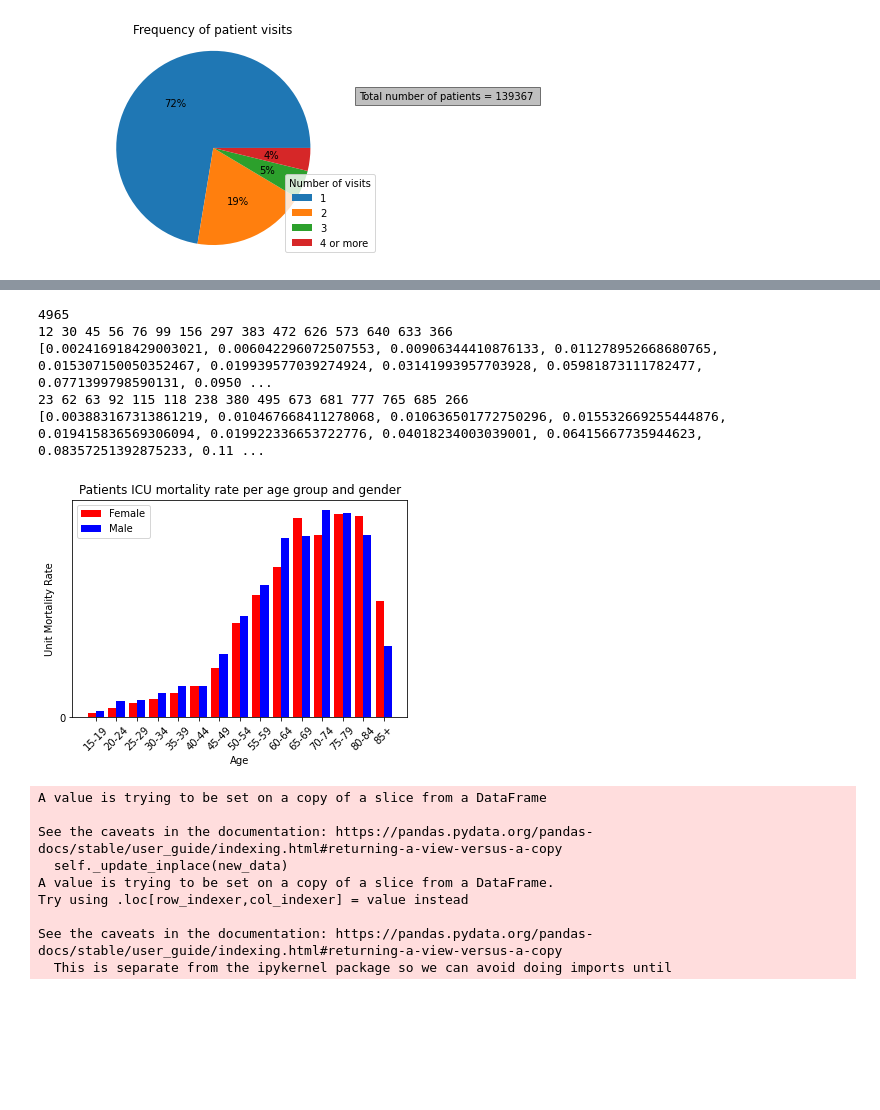
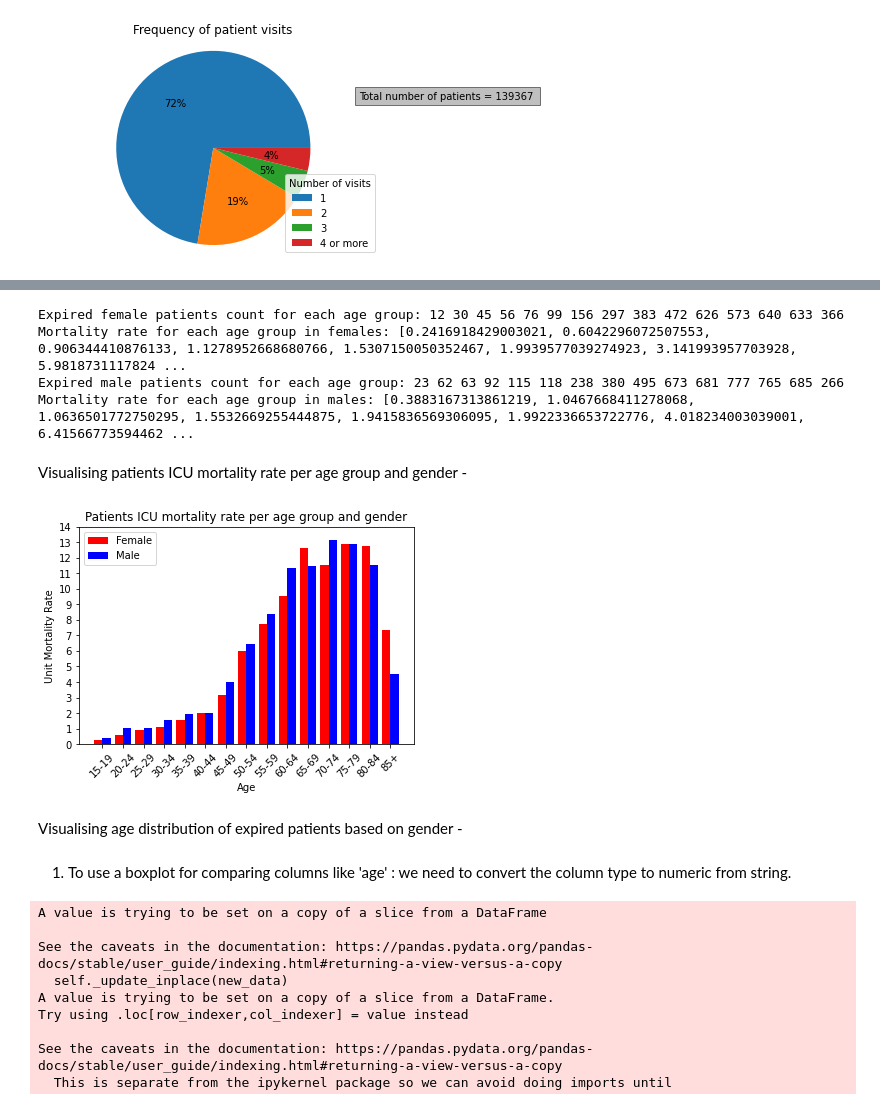
Before and after one commit to sumaiya08/clinical-decision-support, a Jupyter notebook: Plots.ipynb, the cells around one changed output, grey strips where cells are left out. Drawn from its saved outputs; the diff is of its cells as text; code cells hidden in the pictures; blank space fills up the shorter version.

```diff
--- a/Plots.ipynb
+++ b/Plots.ipynb
@@ -127,7 +143,7 @@ plt.show()
 # %%
 expired
 female = expired[(expired.gender=='Female')]
-print(len(female))
+#print(len(female))
 male = expired[(expired.gender=='Male')]
 f1 = female.age[(female.age>='15')&(female.age<'20')].count()
 f2 = female.age[(female.age>='20')&(female.age<'25')].count()
@@ -145,9 +161,11 @@ f13 = female.age[(female.age>='75')&(female.age<'80')].count()
 f14 = female.age[(female.age>='80')&(female.age<'85')].count()
 f15 = female.age[(female.age>='85')&(female.age=='> 89')].count()
 
-print(f1,f2,f3,f4,f5,f6,f7,f8,f9,f10,f11,f12,f13,f14,f15)
-mor_fem = [f1/len(female),f2/len(female),f3/len(female),f4/len(female),f5/len(female),f6/len(female),f7/len(female),f8/len(female),f9/len(female),f10/len(female),f11/len(female),f12/len(female),f13/len(female),f14/len(female),f15/len(female)]
-print(mor_fem)
+print('Expired female patients count for each age group:',f1,f2,f3,f4,f5,f6,f7,f8,f9,f10,f11,f12,f13,f14,f15)
+#mor_fem = [f1/len(expired)*100,f2/len(expired)*100,f3/len(expired)*100,f4/len(expired)*100,f5/len(expired)*100,f6/len(expired)*100,f7/len(expired)*100,f8/len(expired)*100,f9/len(expired)*100,f10/len(expired)*100,f11/len(expired)*100,f12/len(expired)*100,f13/len(expired)*100,f14/len(expired)*100,f15/len(expired)*100]
+
+mor_fem = [f1/len(female)*100,f2/len(female)*100,f3/len(female)*100,f4/len(female)*100,f5/len(female)*100,f6/len(female)*100,f7/len(female)*100,f8/len(female)*100,f9/len(female)*100,f10/len(female)*100,f11/len(female)*100,f12/len(female)*100,f13/len(female)*100,f14/len(female)*100,f15/len(female)*100]
+print('Mortality rate for each age group in females:', mor_fem)
 
 m1 = male.age[(male.age>='15')&(male.age<'20')].count()
 m2 = male.age[(male.age>='20')&(male.age<'25')].count()
@@ -165,33 +183,38 @@ m13 = male.age[(male.age>='75')&(male.age<'80')].count()
 m14 = male.age[(male.age>='80')&(male.age<'85')].count()
 m15 = male.age[(male.age>='85')&(male.age=='> 89')].count()
 
-print(m1,m2,m3,m4,m5,m6,m7,m8,m9,m10,m11,m12,m13,m14,m15)
-mor_male = [m1/len(male),m2/len(male),m3/len(male),m4/len(male),m5/len(male),m6/len(male),m7/len(male),m8/len(male),m9/len(male),m10/len(male),m11/len(male),m12/len(male),m13/len(male),m14/len(male),m15/len(male)]
-print(mor_male)
+print('Expired male patients count for each age group:',m1,m2,m3,m4,m5,m6,m7,m8,m9,m10,m11,m12,m13,m14,m15)
+mor_male = [m1/len(male)*100,m2/len(male)*100,m3/len(male)*100,m4/len(male)*100,m5/len(male)*100,m6/len(male)*100,m7/len(male)*100,m8/len(male)*100,m9/len(male)*100,m10/len(male)*100,m11/len(male)*100,m12/len(male)*100,m13/len(male)*100,m14/len(male)*100,m15/len(male)*100]
+print('Mortality rate for each age group in males:', mor_male)
 # %% [output]
-4965
-12 30 45 56 76 99 156 297 383 472 626 573 640 633 366
-[0.002416918429003021, 0.006042296072507553, 0.00906344410876133, 0.011278952668680765, 0.015307150050352467, 0.019939577039274924, 0.03141993957703928, 0.05981873111782477, 0.0771399798590131, 0.0950 ...
-23 62 63 92 115 118 238 380 495 673 681 777 765 685 266
-[0.003883167313861219, 0.010467668411278068, 0.010636501772750296, 0.015532669255444876, 0.019415836569306094, 0.019922336653722776, 0.04018234003039001, 0.06415667735944623, 0.08357251392875233, 0.11 ...
+Expired female patients count for each age group: 12 30 45 56 76 99 156 297 383 472 626 573 640 633 366
+Mortality rate for each age group in females: [0.2416918429003021, 0.6042296072507553, 0.906344410876133, 1.1278952668680766, 1.5307150050352467, 1.9939577039274923, 3.141993957703928, 5.9818731117824 ...
+Expired male patients count for each age group: 23 62 63 92 115 118 238 380 495 673 681 777 765 685 266
+Mortality rate for each age group in males: [0.3883167313861219, 1.0467668411278068, 1.0636501772750295, 1.5532669255444875, 1.9415836569306095, 1.9922336653722776, 4.018234003039001, 6.41566773594462 ...
+# %% [markdown]
+Visualising patients ICU mortality rate per age group and gender -
 # %%
 N=15
 ind = np.arange(N)
 #index = np.arange(len(ages))
 #score_label = np.arange(0,12500,2500)
 width = 0.4
 p1 = plt.bar(ind,mor_fem,width,color="red",label="Female")
 p2 = plt.bar(ind+width,mor_male,width,color="blue",label="Male")
 plt.xlabel('Age')
 plt.ylabel('Unit Mortality Rate')
 plt.title('Patients ICU mortality rate per age group and gender')
 plt.xticks(ind + width/2, ages,rotation =45)
 #plt.set_xticklabels(ages, rotation = 45, ha="right")
-plt.yticks(np.arange(0.0, 0.005))
+plt.yticks(np.arange(0.0, 14.5))
 plt.legend((p1[0], p2[0]), ('Female', 'Male'))
 plt.show()
 # %% [output]
-[figure, old version]
+[figure, new version]
+# %% [markdown]
+Visualising age distribution of expired patients based on gender -
+# %% [markdown]
+1. To use a boxplot for comparing columns like 'age' : we need to convert the column type to numeric from string.
 # %%
 #expired.boxplot(column='age',by='gender')
 expired['age'].replace({'> 89': '90'}, inplace=True)
```
Also changed, not shown: parts of 18 cells of this notebook.
